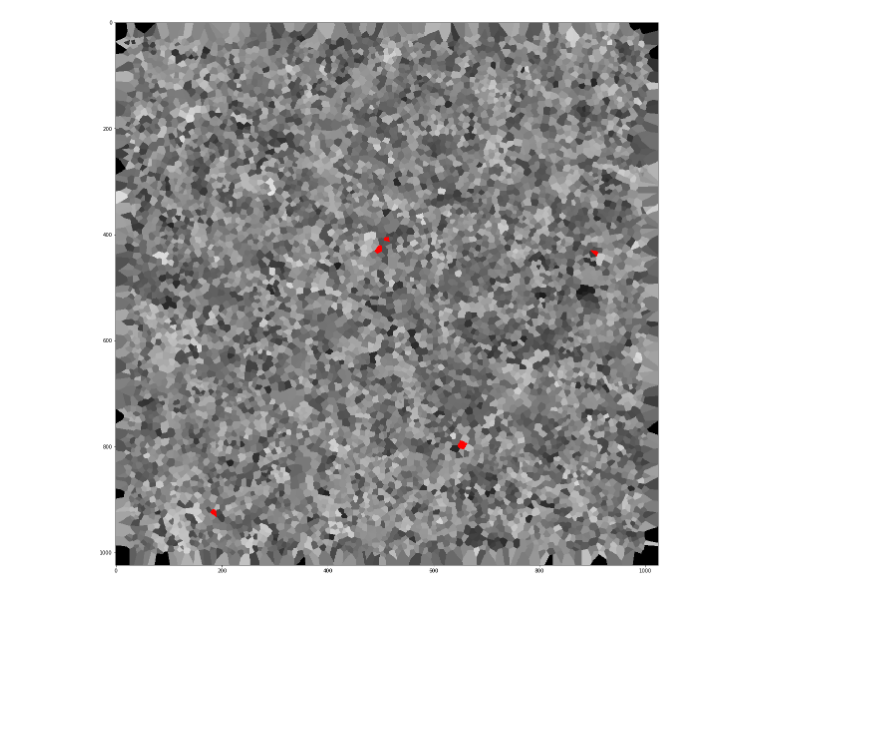
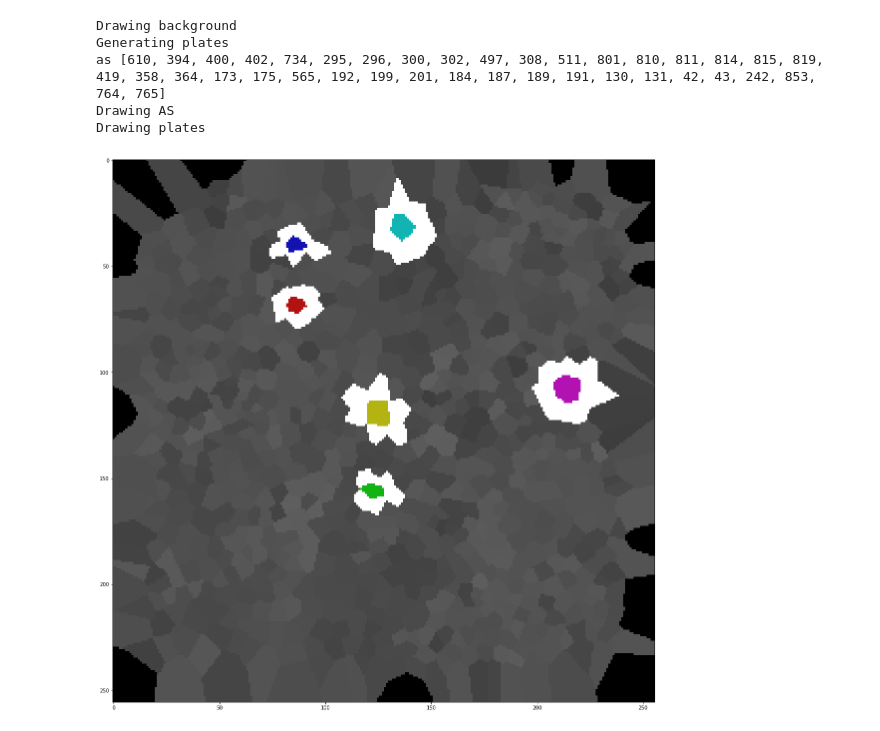
Before and after one commit to vstepchik/moldmapgen, a Jupyter notebook: generate.ipynb, the cells around one changed output. Saved outputs shown, nothing was run; the diff lists cells and outputs as text; code cells hidden in the pictures; blank space fills up the shorter version.

Commit message:
tectonic plates continue

```diff
--- a/generate.ipynb
+++ b/generate.ipynb
@@ -2,14 +2,14 @@
 %%time
 import cv2
 import numpy as np
-from scipy.spatial import Voronoi, voronoi_plot_2d
+from scipy.spatial import Voronoi
 import matplotlib.pyplot as plt
 from matplotlib.colors import LinearSegmentedColormap
 import noise
+from colorsys import *
 import math
 
 from mesh import Mesh
-from atlas import Atlas
 
 
 %matplotlib inline
@@ -19,9 +19,18 @@ fig_size = plt.rcParams["figure.figsize"]
 fig_size[0] = 20
 fig_size[1] = 20
 
-MAP_SIZE = 1024
-DOTS_DENSITY = 0.009
+MAP_SIZE = 256
+DOTS_DENSITY = 0.017
 
 DOTS_AMOUNT = int(MAP_SIZE * MAP_SIZE * DOTS_DENSITY)
+TECTONIC_PLATES_AMOUNT = 6\
+
 print("DOTS_AMOUNT =", DOTS_AMOUNT)
+
+
+def shimg(img, name):
+    cv2.imwrite(f"img_out/{name}.png", cv2.cvtColor(img, cv2.COLOR_BGR2RGB))
+
+    plt.imshow(img)
+    plt.show()
 # %% [output]
@@ -82,33 +63,48 @@ Wall time: 2.12 s
 # %%
 %%time
 
 img = np.zeros((MAP_SIZE, MAP_SIZE, 3), np.uint8)
-
-mesh = Mesh(vor)
 mesh.create_noise()
 
 
 def create_tectonic_plates(mesh: Mesh, n: int):
-    regions = np.random.choice(mesh.point_region, n, replace=False)
-    # todo: random flood fill
-    return regions
+    spread_p = np.random.uniform(0.5, 1.0, n)
+    plates = np.random.choice(np.arange(len(mesh.points)), n, replace=False).reshape((n, 1))
+
+    active_set = [n for region in plates for r in region for n in list(mesh.neighbors[r])]
+
+    return plates, active_set
+    # return plates
 
 
-plates = create_tectonic_plates(mesh, 5)
-
+print("Drawing background", flush=True)
 for i in range(len(mesh.regions)):
     if -1 in mesh.regions[i]:
         continue
 
     coordinates = mesh.vertices[mesh.regions[i]]
-    lvl = mesh.noise[i] * 255
+    lvl = mesh.noise[i] * 51 + 51
     cv2.fillConvexPoly(img, coordinates.astype('int32'), (lvl, lvl, lvl))
 
-for i in plates:
-    coordinates = mesh.vertices[mesh.regions[i]]
-    cv2.fillConvexPoly(img, coordinates.astype('int32'), (255, 0, 0))
+print("Generating plates", flush=True)
+plates, active_set = create_tectonic_plates(mesh, TECTONIC_PLATES_AMOUNT)
 
-plt.imshow(img)
-plt.show()
+print("Drawing active set", flush=True)
+for i, point in enumerate(active_set):
+    coordinates = mesh.vertices[mesh.regions[mesh.point_region[point]]]
+    cv2.fillConvexPoly(img, coordinates.astype('int32'), (255, 255, 255))
+print("Drawing plates", flush=True)
+for i, plate in enumerate(plates):
+    (r, g, b) = tuple(c * 256 for c in hsv_to_rgb(float(i) / len(plates), 0.9, 0.7))
+    for point in plate:
+        coordinates = mesh.vertices[mesh.regions[mesh.point_region[point]]]
+        cv2.fillConvexPoly(img, coordinates.astype('int32'), (b, g, r))
+
+shimg(img, "plates")
 # %% [output]
+Drawing background
+Generating plates
+as [610, 394, 400, 402, 734, 295, 296, 300, 302, 497, 308, 511, 801, 810, 811, 814, 815, 819, 419, 358, 364, 173, 175, 565, 192, 199, 201, 184, 187, 189, 191, 130, 131, 42, 43, 242, 853, 764, 765]
+Drawing AS
+Drawing plates
-[figure, old version]
+[figure, new version]
```
Also changed, not shown: parts of 5 cells of this notebook, 2 other files.
